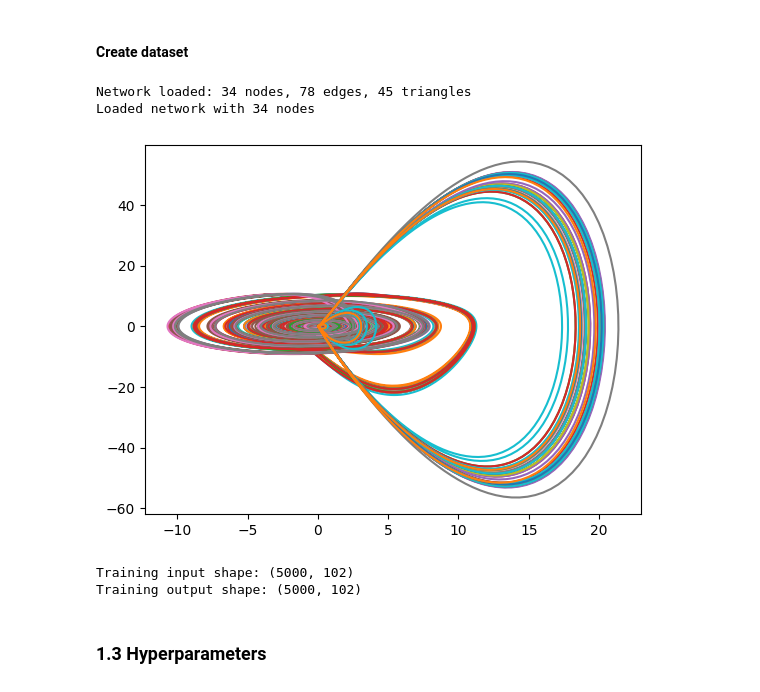
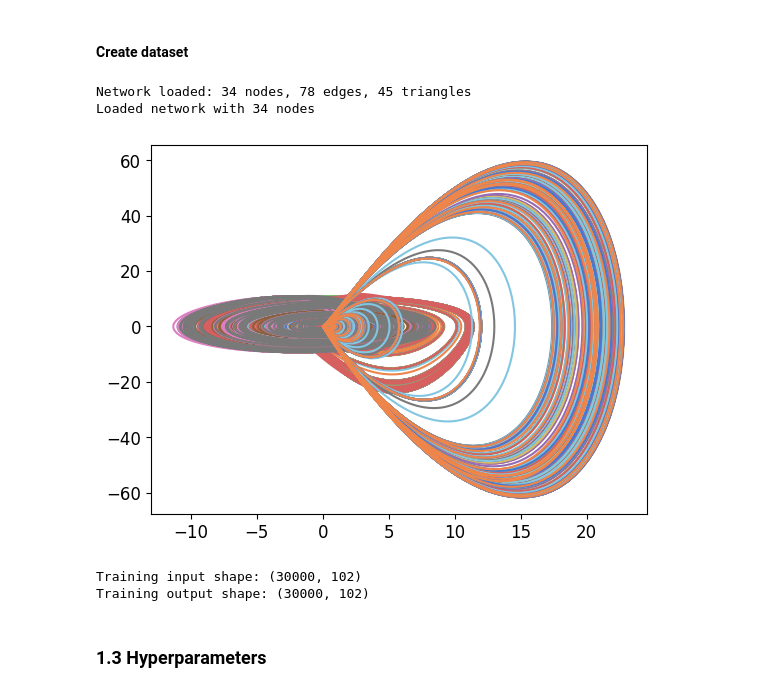
Before and after one commit to siyuan-xing/SREINet, a Jupyter notebook: code/examples/rossler_network_with_high_order_interaction/SREINet_rossler_network.ipynb, the cells around one changed output. Saved outputs shown, nothing was run; the diff lists cells and outputs as text; code cells hidden in the pictures.

```diff
--- a/code/examples/rossler_network_with_high_order_interaction/SREINet_rossler_network.ipynb
+++ b/code/examples/rossler_network_with_high_order_interaction/SREINet_rossler_network.ipynb
@@ -66,7 +66,7 @@ network_data, edge_list, triangle_list, N = load_zachary_network()
 print(f"Loaded network with {N} nodes")
 # Generate random initial conditions
 np.random.seed(42)
-num_traj = 1
+num_traj = 6
 
 inintial_conditions = []
 for i in range(num_traj):
@@ -85,36 +85,36 @@ t_arr, x_train, dx_train = myDG.generate_dataset_by_custom_ODEs(rossler_hoi, edg
 
 #x_train_mean = np.mean(x_train, axis=0)
 #x_train_std = np.std(x_train, axis=0) + 1e-8
 
 #x_train_standardized = (x_train - x_train_mean) / x_train_std
 
 # Scale dx by the same std (preserving the derivative relationship)
 #dx_train_standardized = dx_train / x_train_std
 
 
 #x_train = x_train_standardized
 #dx_train = dx_train_standardized
 
 #plot x_train and dx_train
 import matplotlib.pyplot as plt
 plt.plot(x_train, dx_train)
 plt.show()
 
 #Shuffle data
 training_input, training_output = x_train, dx_train
 # Optionally, save a copy of the training input for simulation
 #training_input_for_sim = training_input.copy() # Saving a copy of training input for simulation (Before shuffling)
 
 #training_input, training_output = myDG.shuffleData(training_input, training_output)
 
 print("Training input shape:", training_input.shape)
 print("Training output shape:", training_output.shape)
 # %% [output]
 Network loaded: 34 nodes, 78 edges, 45 triangles
 Loaded network with 34 nodes
-[figure, old version]
+[figure, new version]
-Training input shape: (5000, 102)
-Training output shape: (5000, 102)
+Training input shape: (30000, 102)
+Training output shape: (30000, 102)
 # %% [markdown]
 ### **1.3 Hyperparameters**
 # %%
```
Also changed, not shown: parts of 10 cells of this notebook, 21 other files.
